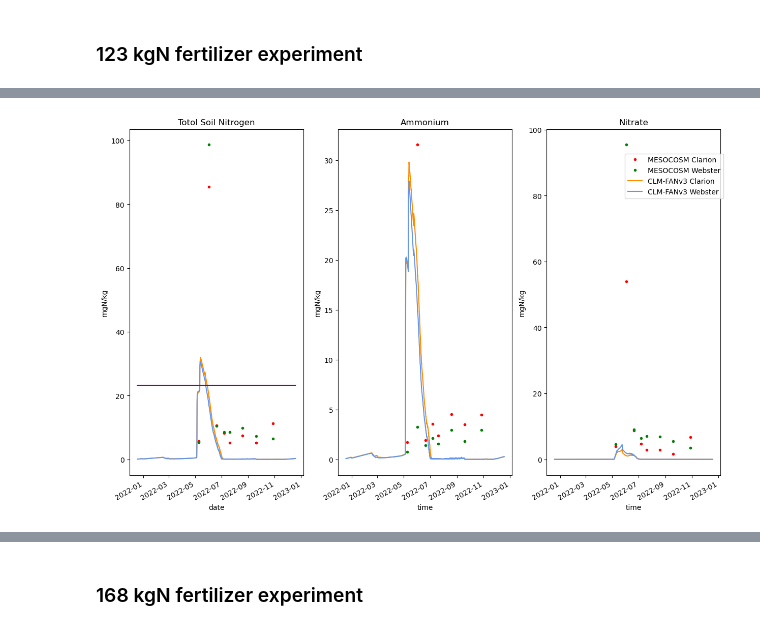
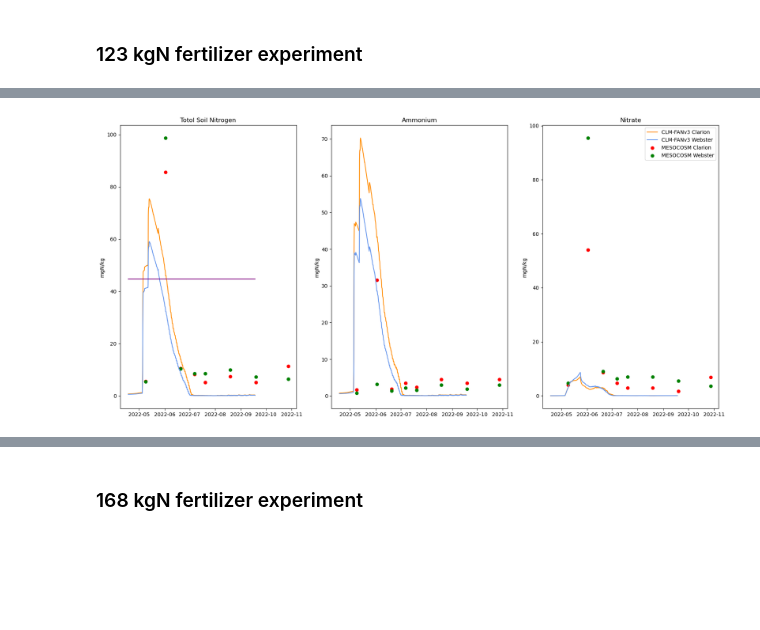
Before and after one commit to jinmuluo/pymaps, a Jupyter notebook: mesocosm.ipynb, the cells around one changed output, grey strips where cells are left out. Drawn from its saved outputs; the diff is of its cells as text; code cells hidden in the pictures; blank space fills up the shorter version.

```diff
--- a/mesocosm.ipynb
+++ b/mesocosm.ipynb
@@ -10,13 +10,12 @@ import cftime
 ### 123 kgN fertilizer experiment
 # %%
 fert_amount = "123"
-
 case_clarion = "MESOCOSM_Clarion_" + fert_amount + "kgN"
 case_webster = "MESOCOSM_Webster_" + fert_amount + "kgN"
 path_clarion = "/glade/scratch/jinmuluo/archive/" + case_clarion + "/lnd/hist/"
 path_webster = "/glade/scratch/jinmuluo/archive/" + case_webster + "/lnd/hist/"
-start_date = date(2022, 1, 1)
-end_date = date(2023, 1, 1)
+start_date = date(2022, 5, 1)
+end_date = date(2022, 10, 1)
 NO_LEAP = True
 delta_days = (end_date - start_date).days
 
@@ -109,65 +120,75 @@ plt.show()
 # %%
+# Read the measurement
 dsMESOCOSM = pd.read_csv("/glade/scratch/jinmuluo/MESOCOSM_fluxtower_BOOI4/measurements/mescocosm_extracted_soil_nitrogen_2022.csv")
 dsMESOCOSM['date'] = ['20' + str(t) for t in dsMESOCOSM['date'].values]
 dsMESOCOSM['date'] = pd.to_datetime(dsMESOCOSM['date']) + pd.Timedelta(hours=0, minutes=0, seconds=0)
 dsMESOCOSM['soil_sminn'] = dsMESOCOSM['soil_nitrate_mgN_kg'] + dsMESOCOSM['soil_ammonium_mgN_kg']
 dsMESOCOSM.set_index(['soil', 'N_rate_kg_ha', 'block', 'date'], inplace=True)
 dsMESOCOSM = dsMESOCOSM.sort_index()
 
-dsCLM_Clarion['time'] = [cftime.date2num(x, "days since 1970-01-01") for x in dsCLM_Clarion.time]
-dsCLM_Webster['time'] = [cftime.date2num(x, "days since 1970-01-01") for x in dsCLM_Webster.time]
+sminn_cla = dsMESOCOSM.loc[('Clarion', 123), 'soil_sminn'].groupby(level='date').mean()
+sminn_web = dsMESOCOSM.loc[('Webster', 123), 'soil_sminn'].groupby(level='date').mean()
+nh4_cla = dsMESOCOSM.loc[('Clarion', 123), 'soil_ammonium_mgN_kg'].groupby(level='date').mean()
+nh4_web = dsMESOCOSM.loc[('Webster', 123), 'soil_ammonium_mgN_kg'].groupby(level='date').mean()
+no3_cla = dsMESOCOSM.loc[('Clarion', 123), 'soil_nitrate_mgN_kg'].groupby(level='date').mean()
+no3_web = dsMESOCOSM.loc[('Webster', 123), 'soil_nitrate_mgN_kg'].groupby(level='date').mean()
+plot_time = no3_web.index.values
 
+# Read the CLM simulation results
 sminn_Clarion = dsCLM_Clarion['SMINN_vr'].sel(levsoi=[0.01, 0.04, 0.09]).mean(dim='levsoi')
 sminn_Webster = dsCLM_Webster['SMINN_vr'].sel(levsoi=[0.01, 0.04, 0.09]).mean(dim='levsoi')
-
-# gN/m3 to mgN/kg at the top 9 cm soil, soil density is 2650 kg/m3
-sminn_Clarion = sminn_Clarion*1000/2650
-sminn_Webster = sminn_Webster*1000/2650
-
-# gN/m2 to mgN/kg, fertilization depth is around top 20cm
-fert_conc = 12.3*1000/0.2/2650
-fig, ax = plt.subplots(1, 3, figsize=(15, 10))
-sminn_Clarion.plot(ax=ax[0], label='CLM-FANv3 Clarion', color='darkorange')
-sminn_Webster.plot(ax=ax[0], label='CLM-FANv3 Webster', color='cornflowerblue')
-dsMESOCOSM.loc[('Clarion', 123), 'soil_sminn'].groupby(level='date').mean().plot(ax=ax[0], style='.', label='MESOCOSM Clarion', color='red')
-dsMESOCOSM.loc[('Webster', 123), 'soil_sminn'].groupby(level='date').mean().plot(ax=ax[0], style='.', label='MESOCOSM Webster', color='green')
-ax[0].plot(sminn_Clarion['time'], np.ones(len(sminn_Clarion['time']))*fert_conc, color='purple')
-ax[0].set_title("Totol Soil Nitrogen")
-ax[0].set_ylabel("mgN/kg")
+## gN/m3 to mgN/kg at the top 9 cm soil, soil bulk density from Steven Hall, CLM uses soil density 2650
+sminn_Clarion = sminn_Clarion*1000/1125
+sminn_Webster = sminn_Webster*1000/1375
+sminn_Clarion['time'] = [cftime.date2num(x, "days since 1970-01-01") for x in sminn_Clarion.time]
+sminn_Webster['time'] = [cftime.date2num(x, "days since 1970-01-01") for x in sminn_Webster.time]
+## gN/m2 to mgN/kg, fertilization depth is around top 20cm
+fert_conc = 12.3*1000/0.2/1375
 
 dsCLM_Clarion['SMIN_NH4_vr'].sel(levsoi=0.01).values = dsCLM_Clarion['SMIN_NH4_vr'].sel(levsoi=0.01).values + dsCLM_Clarion["FAN_TOTN"].values - dsCLM_Clarion["NITRATE_TOTN"].values
 dsCLM_Webster['SMIN_NH4_vr'].sel(levsoi=0.01).values = dsCLM_Webster['SMIN_NH4_vr'].sel(levsoi=0.01).values + dsCLM_Webster["FAN_TOTN"].values - dsCLM_Webster["NITRATE_TOTN"].values
 nh4_Clarion = dsCLM_Clarion['SMIN_NH4_vr'].sel(levsoi=[0.01, 0.04, 0.09]).mean(dim='levsoi')
 nh4_Webster = dsCLM_Webster['SMIN_NH4_vr'].sel(levsoi=[0.01, 0.04, 0.09]).mean(dim='levsoi')
-
-# gN/m3 to mgN/kg at the top 9 cm soil, soil density is 2650 kg/m3
-nh4_Clarion = nh4_Clarion*1000/2650
-nh4_Webster = nh4_Webster*1000/2650
+nh4_Clarion = nh4_Clarion*1000/1125
+nh4_Webster = nh4_Webster*1000/1375
+nh4_Clarion['time'] = [cftime.date2num(x, "days since 1970-01-01") for x in nh4_Clarion.time]
+nh4_Webster['time'] = [cftime.date2num(x, "days since 1970-01-01") for x in nh4_Webster.time]
 
 dsCLM_Clarion['SMIN_NO3_vr'].sel(levsoi=0.01).values = dsCLM_Clarion['SMIN_NO3_vr'].sel(levsoi=0.01).values + dsCLM_Clarion["NITRATE_TOTN"].values
 dsCLM_Webster['SMIN_NO3_vr'].sel(levsoi=0.01).values = dsCLM_Webster['SMIN_NO3_vr'].sel(levsoi=0.01).values + dsCLM_Webster["NITRATE_TOTN"].values
-
 no3_Clarion = dsCLM_Clarion['SMIN_NO3_vr'].sel(levsoi=[0.01, 0.04, 0.09]).mean(dim='levsoi')
 no3_Webster = dsCLM_Webster['SMIN_NO3_vr'].sel(levsoi=[0.01, 0.04, 0.09]).mean(dim='levsoi')
-no3_Clarion = no3_Clarion*1000/2650
-no3_Webster = no3_Webster*1000/2650
+no3_Clarion = no3_Clarion*1000/1125
+no3_Webster = no3_Webster*1000/1375
+no3_Clarion['time'] = [cftime.date2num(x, "days since 1970-01-01") for x in no3_Clarion.time]
+no3_Webster['time'] = [cftime.date2num(x, "days since 1970-01-01") for x in no3_Webster.time]
 
-dsMESOCOSM.loc[('Clarion', 123), 'soil_ammonium_mgN_kg'].groupby(level='date').mean().plot(ax=ax[1], style='.', label='MESOCOSM Clarion', color='red')
-dsMESOCOSM.loc[('Webster', 123), 'soil_ammonium_mgN_kg'].groupby(level='date').mean().plot(ax=ax[1], style='.', label='MESOCOSM Webster', color='green')
-nh4_Clarion.plot(ax=ax[1], label='CLM-FANv3 Clarion', color='darkorange')
-nh4_Webster.plot(ax=ax[1], label='CLM-FANv3 Webster', color='cornflowerblue')
+# graph
+fig, ax = plt.subplots(1, 3, figsize=(21, 10))
+ax[0].plot(sminn_Clarion.time, sminn_Clarion.values, label='CLM-FANv3 Clarion', color='darkorange')
+ax[0].plot(sminn_Webster.time, sminn_Webster.values, label='CLM-FANv3 Webster', color='cornflowerblue')
+ax[0].plot(sminn_Clarion['time'], np.ones(len(sminn_Clarion['time']))*fert_conc, color='purple')
+ax[0].scatter(plot_time, sminn_cla.values, label='MESOCOSM Clarion', color='red')
+ax[0].scatter(plot_time, sminn_web.values, label='MESOCOSM Webster', color='green')
+ax[0].set_title("Totol Soil Nitrogen")
+ax[0].set_ylabel("mgN/kg")
+
+ax[1].plot(sminn_Clarion.time, nh4_Clarion.values, label='CLM-FANv3 Clarion', color='darkorange')
+ax[1].plot(sminn_Webster.time, nh4_Webster.values, label='CLM-FANv3 Webster', color='cornflowerblue')
+ax[1].scatter(plot_time, nh4_cla.values, label='MESOCOSM Clarion', color='red')
+ax[1].scatter(plot_time, nh4_web.values, label='MESOCOSM Webster', color='green')
 ax[1].set_title("Ammonium")
 ax[1].set_ylabel("mgN/kg")
 
-dsMESOCOSM.loc[('Clarion', 123), 'soil_nitrate_mgN_kg'].groupby(level='date').mean().plot(ax=ax[2], style='.', label='MESOCOSM Clarion', color='red')
-dsMESOCOSM.loc[('Webster', 123), 'soil_nitrate_mgN_kg'].groupby(level='date').mean().plot(ax=ax[2], style='.', label='MESOCOSM Webster', color='green')
-no3_Clarion.plot(ax=ax[2], label='CLM-FANv3 Clarion', color='darkorange')
-no3_Webster.plot(ax=ax[2], label='CLM-FANv3 Webster', color='cornflowerblue')
+ax[2].plot(sminn_Clarion.time, no3_Clarion.values, label='CLM-FANv3 Clarion', color='darkorange')
+ax[2].plot(sminn_Webster.time, no3_Webster.values, label='CLM-FANv3 Webster', color='cornflowerblue')
+ax[2].scatter(plot_time, no3_cla.values, label='MESOCOSM Clarion', color='red')
+ax[2].scatter(plot_time, no3_web.values, label='MESOCOSM Webster', color='green')
 ax[2].set_title("Nitrate")
 ax[2].set_ylabel("mgN/kg")
 
-plt.legend(loc=[0.45, 0.80])
-fig.savefig("graphs/Nconc_123kgN.jpg", dpi=200)
+plt.legend(loc="upper right")
+fig.savefig("graphs/Nconc_123kgN.jpg", dpi=300)
 plt.show()
 # %% [output]
-[figure, old version]
+[figure, new version]
```
Also changed, not shown: parts of 22 cells of this notebook.
